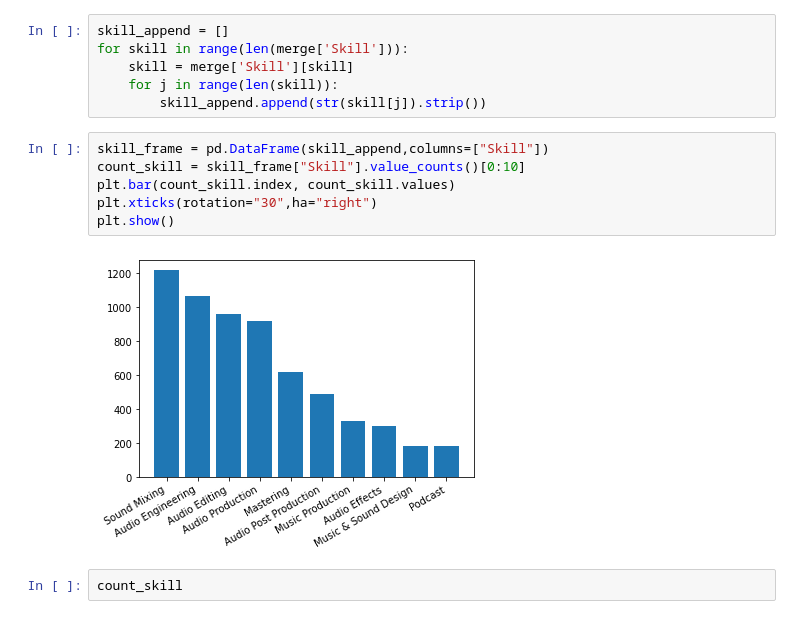
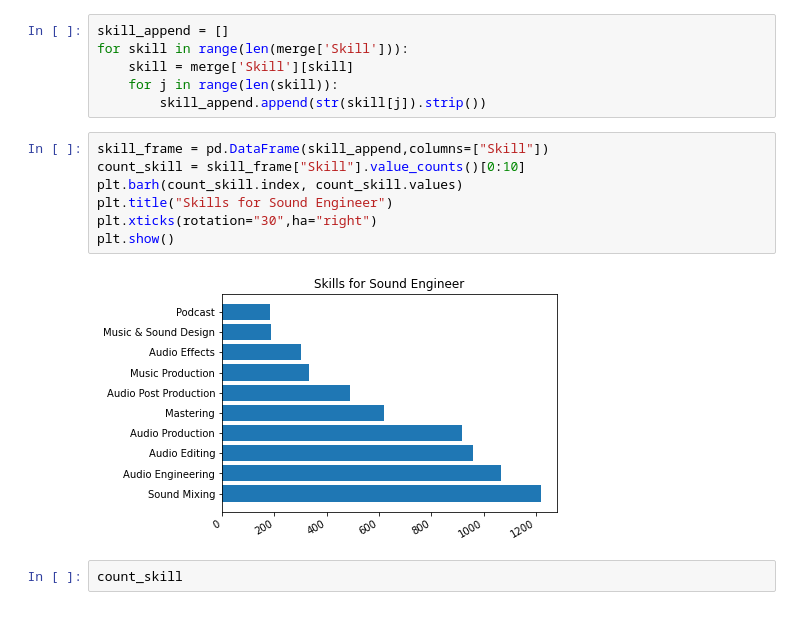
Before and after one commit to jvicrosario1106/husay_project_task, a Jupyter notebook: Data Analysis/Upwork Analysis/upwork_sound_engineer.ipynb, the cells around one changed output. Saved outputs shown, nothing was run; the diff lists cells and outputs as text.

```diff
--- a/Data Analysis/Upwork Analysis/upwork_sound_engineer.ipynb
+++ b/Data Analysis/Upwork Analysis/upwork_sound_engineer.ipynb
@@ -55,11 +55,12 @@ for skill in range(len(merge['Skill'])):
 # %%
 skill_frame = pd.DataFrame(skill_append,columns=["Skill"])
 count_skill = skill_frame["Skill"].value_counts()[0:10]
-plt.bar(count_skill.index, count_skill.values)
+plt.barh(count_skill.index, count_skill.values)
+plt.title("Skills for Sound Engineer")
 plt.xticks(rotation="30",ha="right")
 plt.show()
 # %% [output]
-[figure, old version]
+[figure, new version]
 # %%
 count_skill
 # %% [output]
```
Also changed, not shown: 11 other files.
